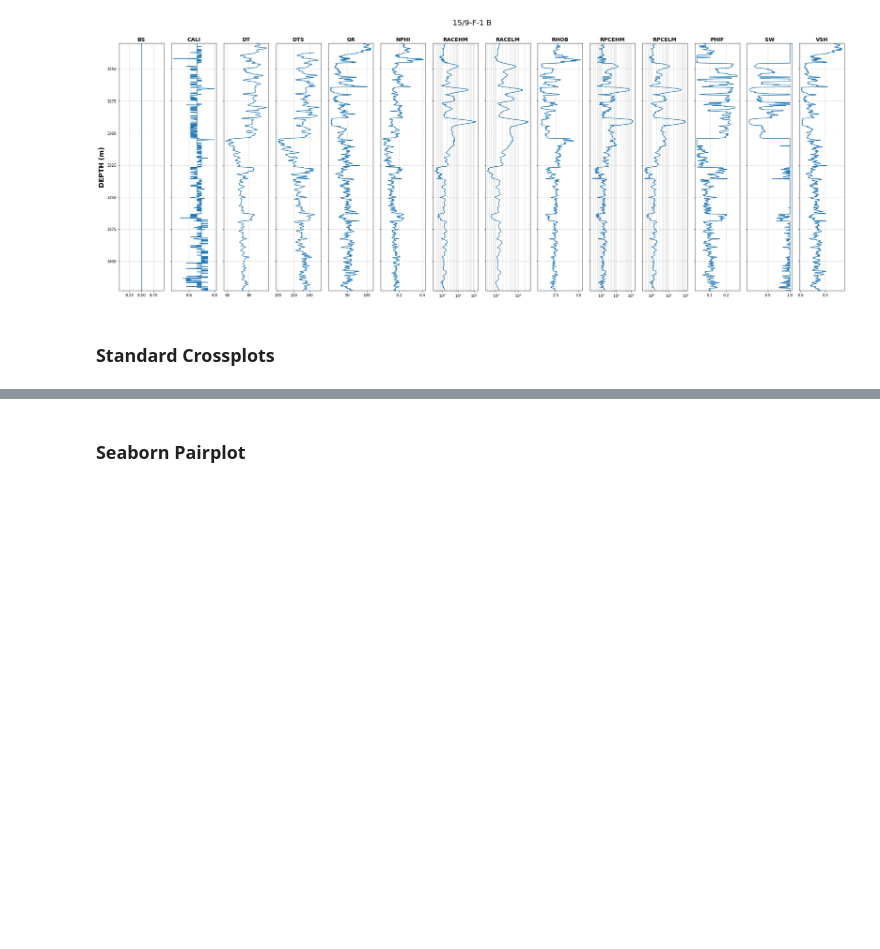
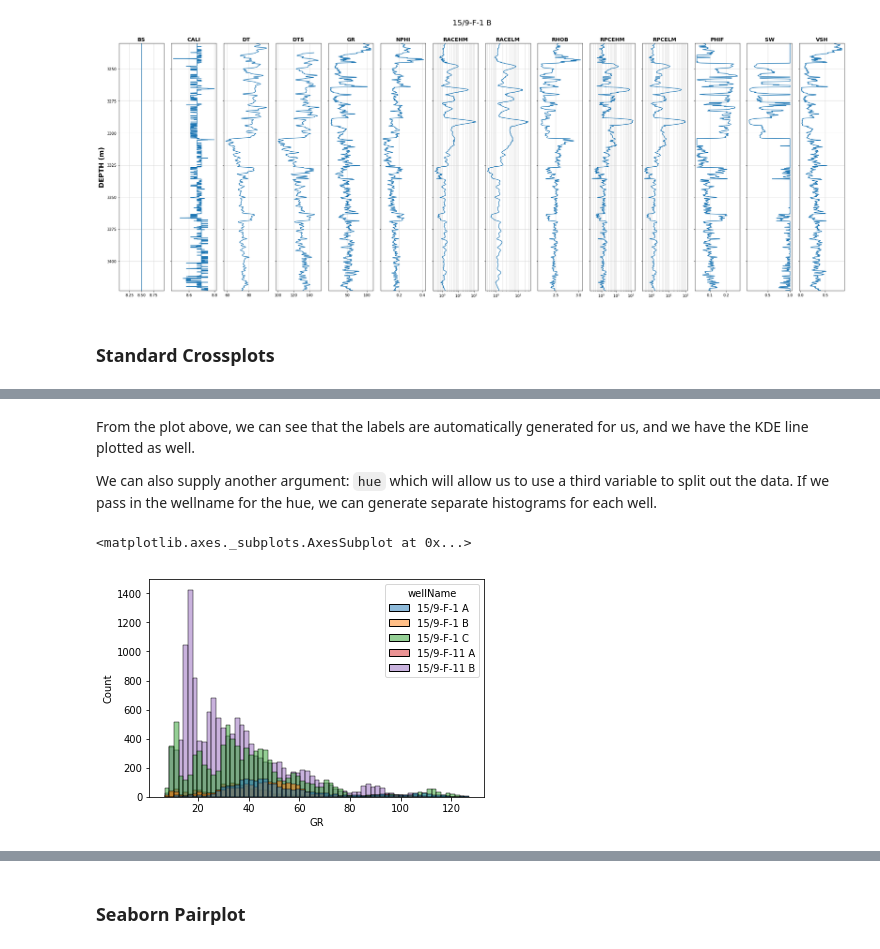
Before and after one commit to SPWLA-ORG/spwla2021_ml_workshop, a Jupyter notebook: 1.1 - Data Exploration.ipynb, the cells around one changed output, grey strips where cells are left out. Cells and saved outputs as stored; diff of their text form; code cells hidden in the pictures; blank space fills up the shorter version.

```diff
--- a/1.1 - Data Exploration.ipynb
+++ b/1.1 - Data Exploration.ipynb
@@ -257,0 +323,9 @@ make_xplot(grouped, 'DT', 'DTS', 'GR', 1, 5, [40, 140], [40, 240], 0, 100)
+# %% [markdown]
+From the plot above, we can see that the labels are automatically generated for us, and we have the KDE line plotted as well.
+
+We can also supply another argument: `hue` which will allow us to use a third variable to split out the data. If we pass in the wellname for the hue, we can generate separate histograms for each well.
+# %%
+sns.histplot(df, x='GR', hue='wellName')
+# %% [output]
+<matplotlib.axes._subplots.AxesSubplot at 0x...>
+[figure, added]
```
Also changed, not shown: parts of 30 cells of this notebook, 1 other file.
